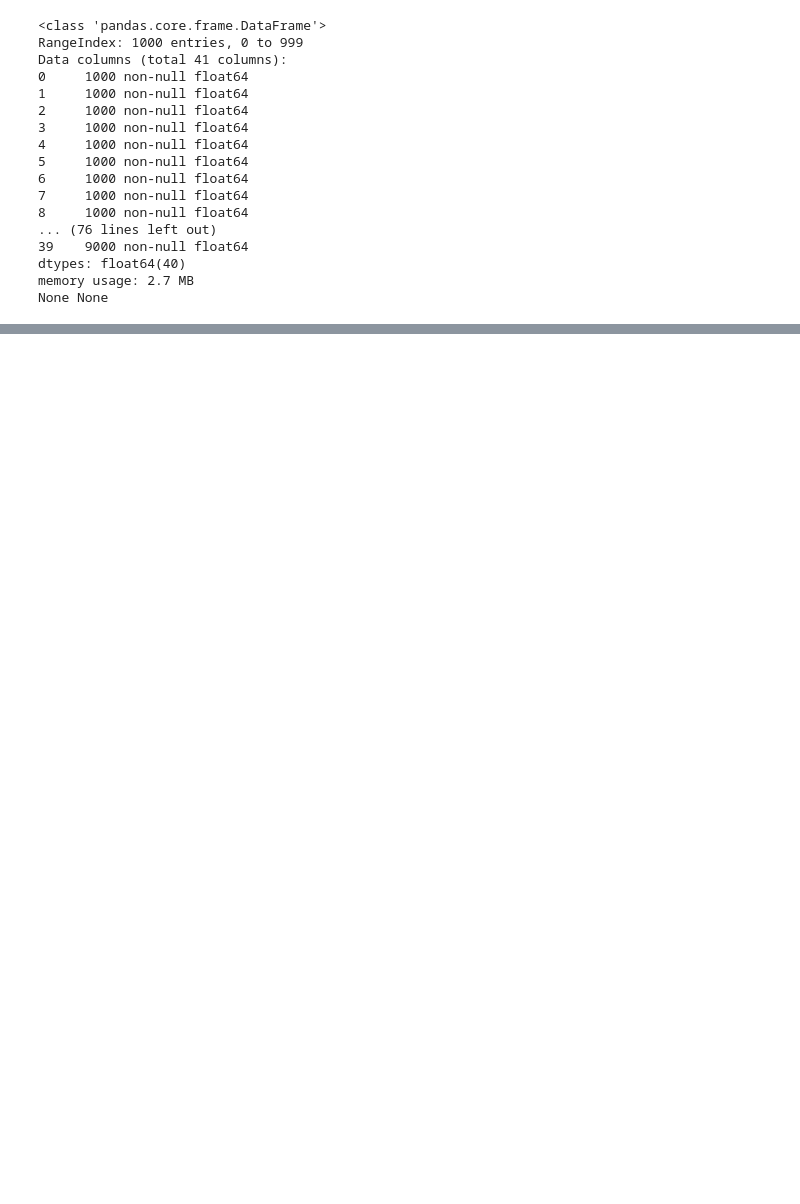
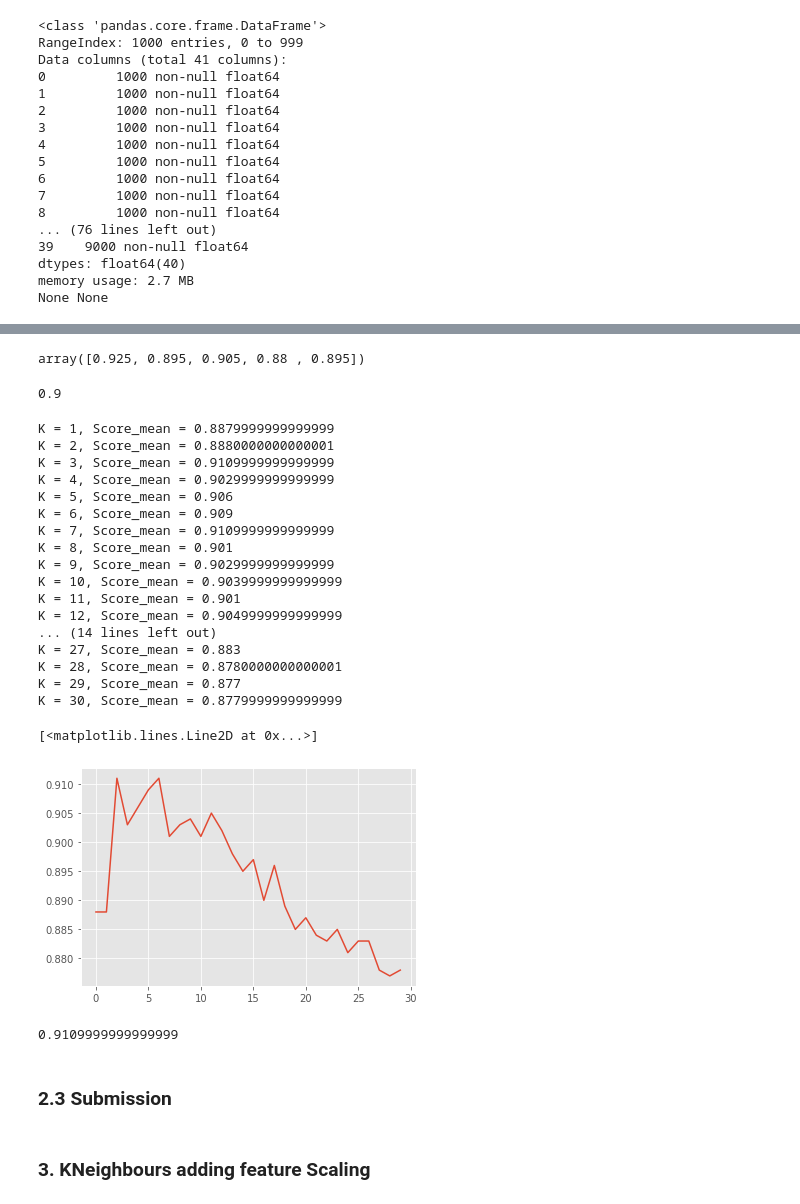
Before and after one commit to emunozlorenzo/Competitions, a Jupyter notebook: DataScienceLondon/00_Baseline.ipynb, the cells around one changed output, grey strips where cells are left out. Drawn from its saved outputs; the diff is of its cells as text; code cells hidden in the pictures; blank space fills up the shorter version.

```diff
--- a/DataScienceLondon/00_Baseline.ipynb
+++ b/DataScienceLondon/00_Baseline.ipynb
@@ -136,0 +185,4 @@ plt.show()
+# %%
+logreg = LogisticRegression()
+logreg.fit(X,y)
+y_pred = logreg.predict(test)
@@ -136,0 +230,49 @@ plt.show()
+# %%
+from sklearn.model_selection import cross_val_score
+knn=KNeighborsClassifier(n_neighbors=5)
+cross_val_score(knn, X, y, cv=5, scoring='accuracy')
+# %% [output]
+array([0.925, 0.895, 0.905, 0.88 , 0.895])
+# %%
+cross_val_score(knn, X, y, cv=5, scoring='accuracy').mean()
+# %% [output]
+0.9
+# %%
+k_range = range(1,31)
+k_scores = []
+
+for k in k_range:
+    knn=KNeighborsClassifier(n_neighbors=k)
+    scores = cross_val_score(knn, X, y, cv=10,scoring='accuracy')
+    k_scores.append(scores.mean())
+    print('K = %s, Score_mean = %s'%(k,scores.mean()))
+
+plt.plot(k_scores)
+# %% [output]
+K = 1, Score_mean = 0.8879999999999999
+K = 2, Score_mean = 0.8880000000000001
+K = 3, Score_mean = 0.9109999999999999
+K = 4, Score_mean = 0.9029999999999999
+K = 5, Score_mean = 0.906
+K = 6, Score_mean = 0.909
+K = 7, Score_mean = 0.9109999999999999
+K = 8, Score_mean = 0.901
+K = 9, Score_mean = 0.9029999999999999
+K = 10, Score_mean = 0.9039999999999999
+K = 11, Score_mean = 0.901
+K = 12, Score_mean = 0.9049999999999999
+... (14 lines left out)
+K = 27, Score_mean = 0.883
+K = 28, Score_mean = 0.8780000000000001
+K = 29, Score_mean = 0.877
+K = 30, Score_mean = 0.8779999999999999
+[<matplotlib.lines.Line2D at 0x...>]
+[figure, added]
+# %%
+from sklearn.model_selection import cross_val_score
+knn=KNeighborsClassifier(n_neighbors=7)
+cross_val_score(knn, X, y, cv=10, scoring='accuracy').mean()
+# %% [output]
+0.9109999999999999
+# %% [markdown]
+### 2.3 Submission
@@ -136,0 +291,2 @@ plt.show()
+# %% [markdown]
+### 3. KNeighbours adding feature Scaling
```
Also changed, not shown: parts of 43 cells of this notebook, 5 other files.
